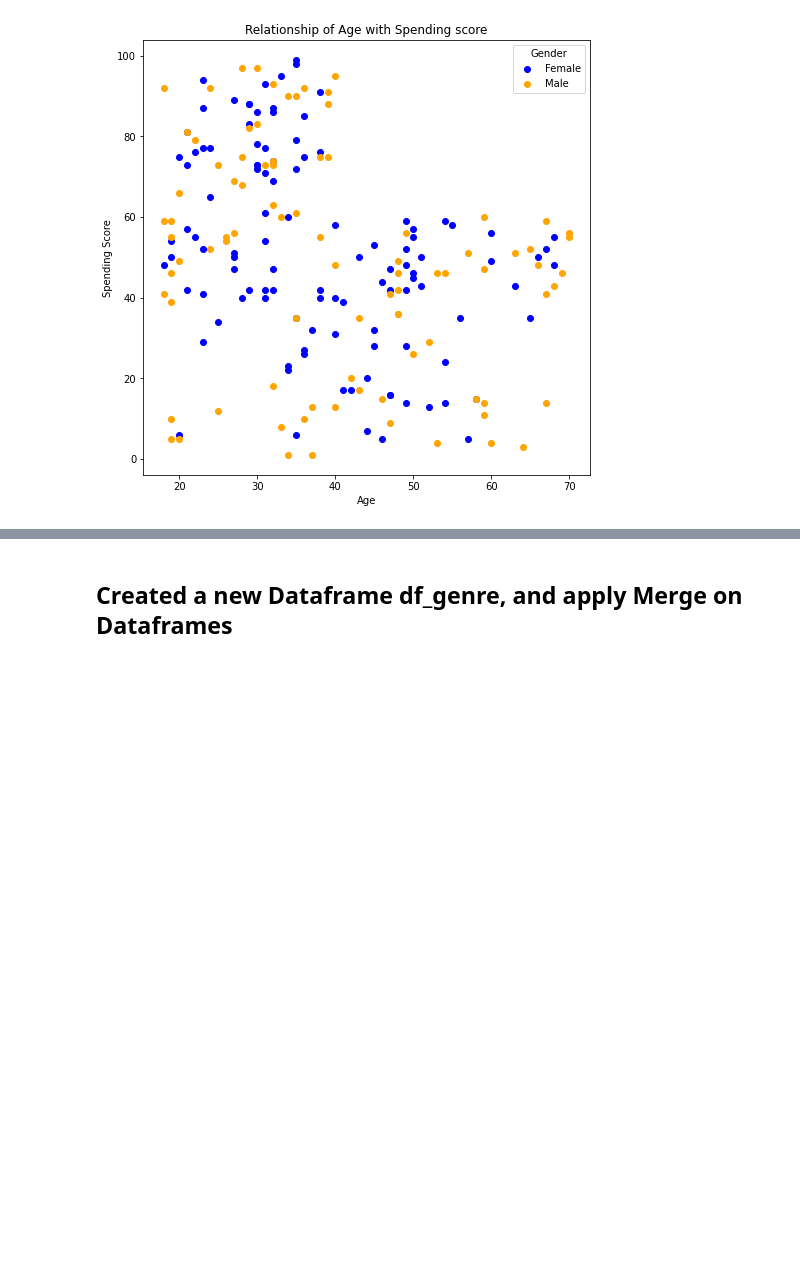
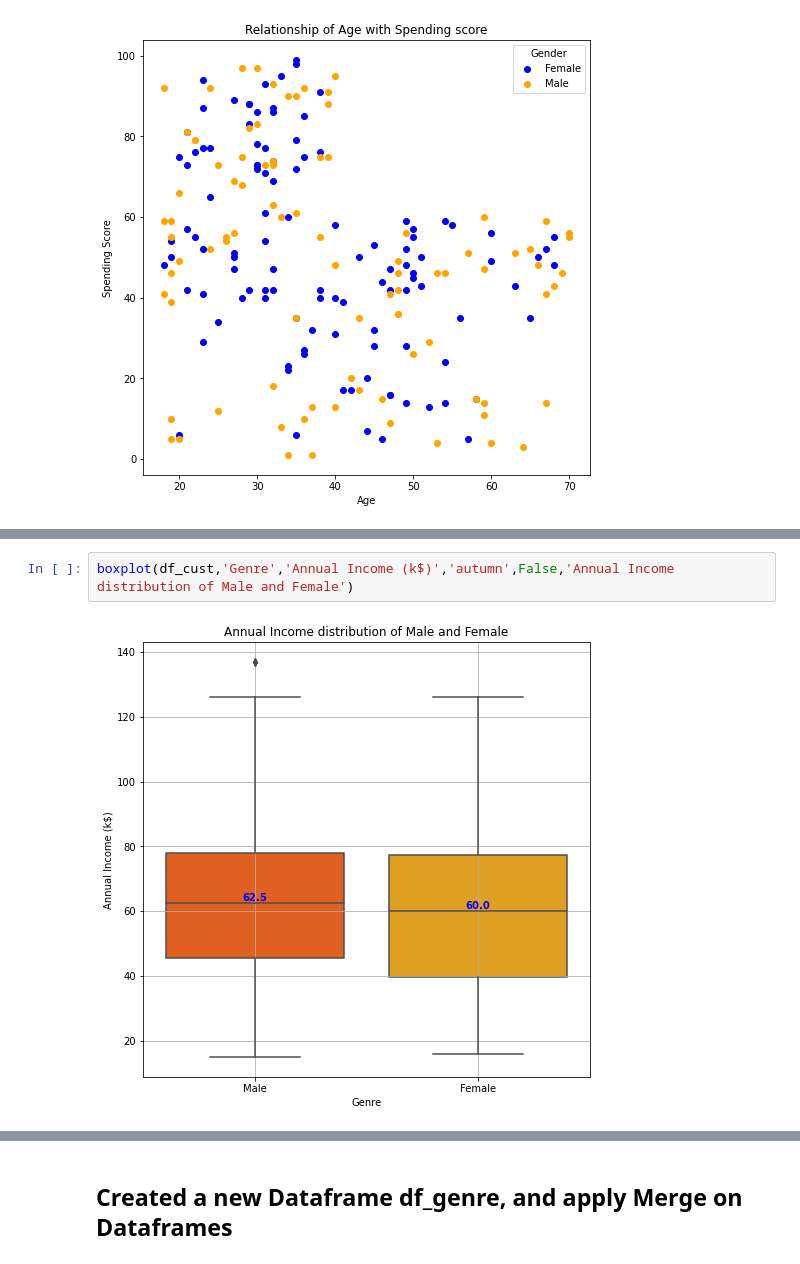
Before and after one commit to iamthevabs/UCDPA_VAIBHAVSRIVASTAVA, a Jupyter notebook: Project_Notebook.ipynb, the cells around one changed output, grey strips where cells are left out. Saved outputs shown, nothing was run; the diff lists cells and outputs as text; blank space fills up the shorter version.

```diff
--- a/Project_Notebook.ipynb
+++ b/Project_Notebook.ipynb
@@ -143,0 +169,4 @@ plt.show()
+# %%
+boxplot(df_cust,'Genre','Annual Income (k$)','autumn',False,'Annual Income distribution of Male and Female')
+# %% [output]
+[figure, added]
```
Also changed, not shown: parts of 12 cells of this notebook.
